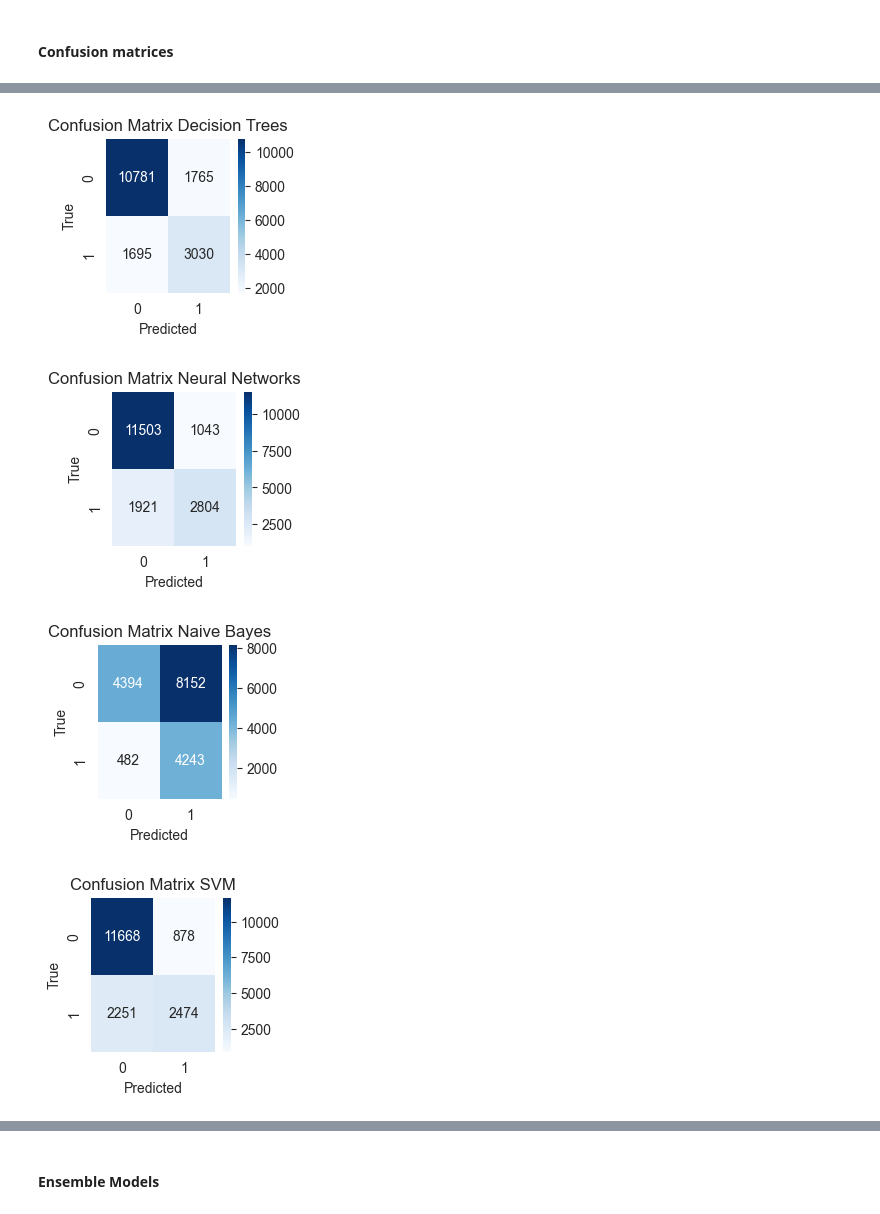
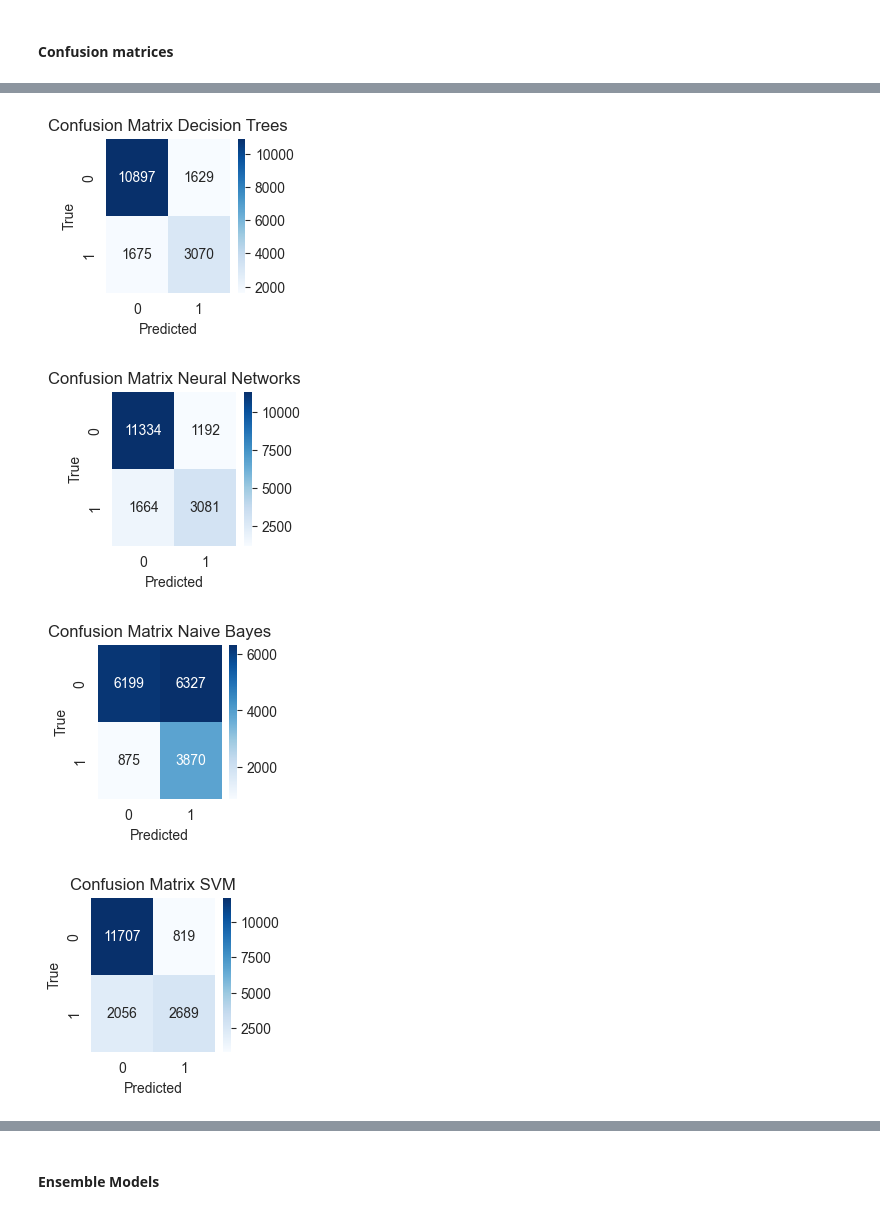
Before and after one commit to beatrizmsa/booking-cancellation-predictor, a Jupyter notebook: notebook.ipynb, the cells around one changed output, grey strips where cells are left out. Cells and saved outputs as stored; diff of their text form; code cells hidden in the pictures.

```diff
--- a/notebook.ipynb
+++ b/notebook.ipynb
@@ -311,8 +252,8 @@ data_dummies = pd.get_dummies(data, columns=data.select_dtypes(include='object')
 # %%
 # Splitting the data into features and target
 
-X = data.drop(columns=['is_canceled'])
-y = data['is_canceled']
+#X = data.drop(columns=['is_canceled'])
+#y = data['is_canceled']
 
 X_encoded = data_encoded.drop(columns=['is_canceled'])
 y_encoded = data_encoded['is_canceled']
@@ -322,7 +263,6 @@ y_dummies = data_dummies['is_canceled']
 
 
 # Train-test split using holdout as our dataset is medium-sized
-X_train, X_test, y_train, y_test = train_test_split(X, y, test_size=0.2, random_state=42)
-X_train_encoded, X_test_encoded, y_train_encoded, y_test_encoded = train_test_split(X_encoded, y_encoded, test_size=0.2, random_state=42)
-X_train_dummies, X_test_dummies, y_train_dummies, y_test_dummies = train_test_split(X_dummies, y_dummies, test_size=0.2, random_state=42)
+X_train_encoded, X_test_encoded, y_train_encoded, y_test_encoded = train_test_split(X_encoded, y_encoded, test_size=0.2, random_state=42, stratify=y_encoded)
+X_train_dummies, X_test_dummies, y_train_dummies, y_test_dummies = train_test_split(X_dummies, y_dummies, test_size=0.2, random_state=42, stratify=y_dummies)
 # %% [markdown]
@@ -334,6 +275,9 @@ scaler = StandardScaler()
 X_train_encoded_scaled = scaler.fit_transform(X_train_encoded)
 X_test_encoded_scaled = scaler.transform(X_test_encoded)
 
-X_train_dummies_scaled = scaler.fit_transform(X_train_dummies)
-X_test_dummies_scaled = scaler.transform(X_test_dummies)
+# Not scaling the dummy columns since they are already normalized
+X_train_dummies_scaled = X_train_dummies.copy()
+X_test_dummies_scaled = X_test_dummies.copy()
+X_train_dummies_scaled[non_dummy_columns] = scaler.fit_transform(X_train_dummies[non_dummy_columns])
+X_test_dummies_scaled[non_dummy_columns] = scaler.transform(X_test_dummies[non_dummy_columns])
 # %% [markdown]
@@ -351,8 +294,8 @@ Since we are dealing with a classification problem, we will be using the followi
 
 KNN = KNeighborsClassifier()
 KNN_dummies = KNeighborsClassifier()
-DT = DecisionTreeClassifier()
-DT_dummies = DecisionTreeClassifier()
+DT = DecisionTreeClassifier(max_depth=25)  # including max_depth parameter to avoid overfitting
+DT_dummies = DecisionTreeClassifier(max_depth=25)  # including max_depth parameter to avoid overfitting
 NN = MLPClassifier()
 NN_dummies = MLPClassifier()
 NB = GaussianNB()
@@ -503,23 +435,11 @@ We will look into the possibility of combining some of the models to improve the
 # %% [markdown]
 #### Confusion matrices
-# %%
-def plot_confusion_matrix(y_true, y_pred, suffix=''):
-    title='Confusion Matrix '
-    cm = confusion_matrix(y_true, y_pred)
-
-    plt.figure(figsize=(2, 2))
-    sns.heatmap(cm, annot=True, fmt='d', cmap='Blues')
-
-    plt.title(title+suffix)
-    plt.xlabel('Predicted')
-    plt.ylabel('True')
-    plt.show()
 # %%
 # Plot the Confusion Matrices of the models
 
-plot_confusion_matrix(y_test_encoded, y_pred_KNN_dummies,suffix='KNN')
-plot_confusion_matrix(y_test_encoded, y_pred_DT, suffix='Decision Trees')
-plot_confusion_matrix(y_test_encoded, y_pred_NN, suffix='Neural Networks')
-plot_confusion_matrix(y_test_encoded, y_pred_NB_dummies, suffix='Naive Bayes')
-plot_confusion_matrix(y_test_encoded, y_pred_SVM, suffix='SVM')
+plot_confusion_matrix(y_test_dummies, y_pred_KNN_dummies,suffix='KNN')
+plot_confusion_matrix(y_test_dummies, y_pred_DT_dummies, suffix='Decision Trees')
+plot_confusion_matrix(y_test_dummies, y_pred_NN_dummies, suffix='Neural Networks')
+plot_confusion_matrix(y_test_dummies, y_pred_NB_dummies, suffix='Naive Bayes')
+plot_confusion_matrix(y_test_dummies, y_pred_SVM_dummies, suffix='SVM')
 # %% [output]
@@ -527,6 +447,6 @@ plot_confusion_matrix(y_test_encoded, y_pred_SVM, suffix='SVM')
 [figure]
 [figure]
-[figure, old version]
+[figure, new version]
 [figure]
 # %% [markdown]
 When looking into the confusion matrices, we can conclude that the majority of the models have the number of False Positives and False Negatives in the same magnitude, meaning that they are not being biased towards one class.
```
Also changed, not shown: parts of 142 cells of this notebook, 2 other files.
